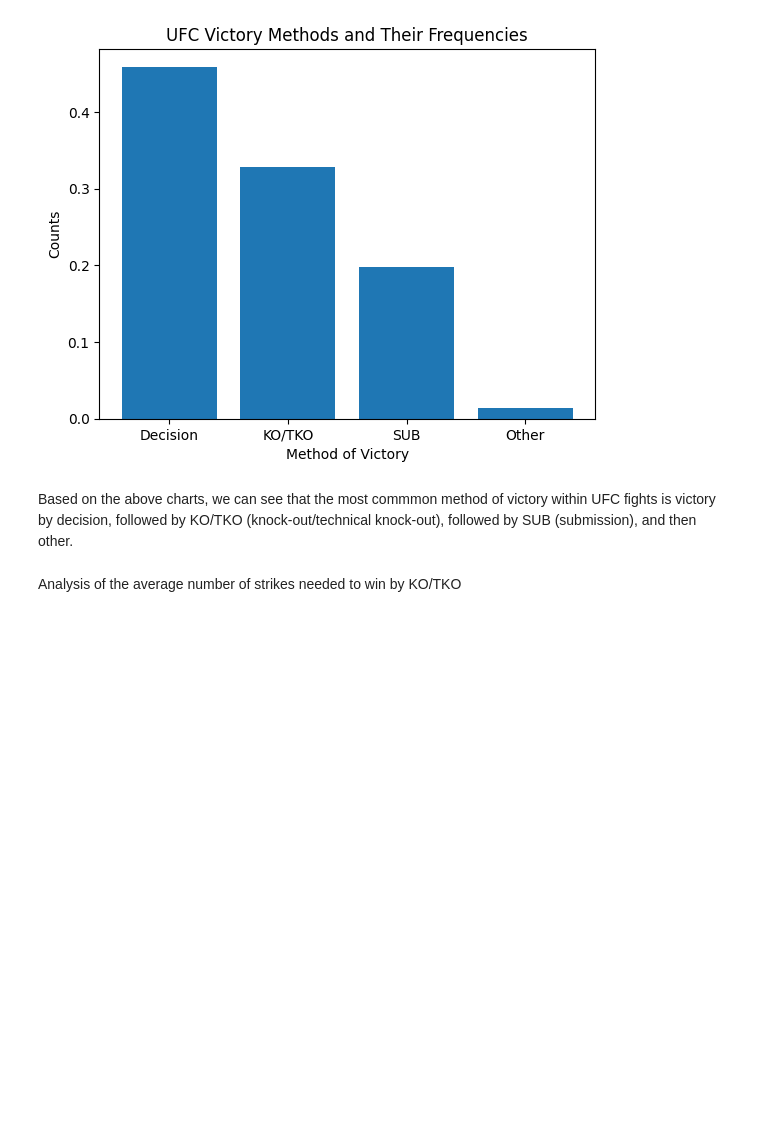
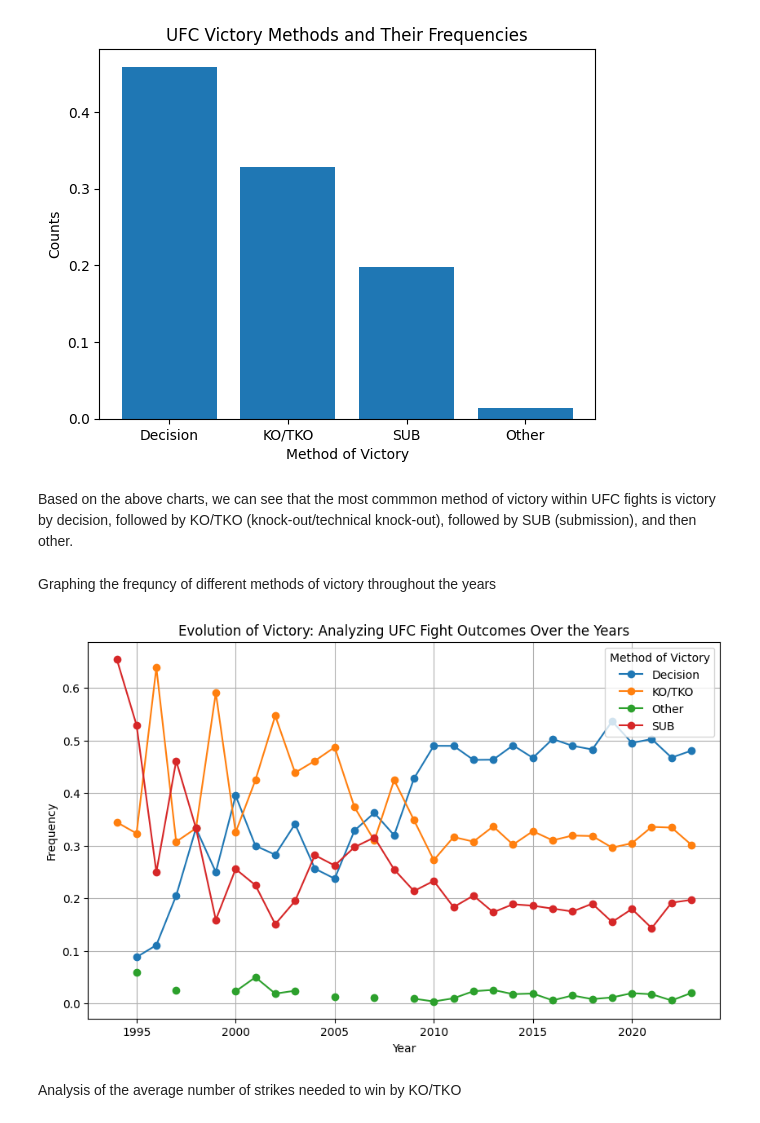
Before and after one commit to thomassems/UFC-Fight-Analytics, a Jupyter notebook: fight_analysis.ipynb, the cells around one changed output. Cells and saved outputs as stored; diff of their text form; code cells hidden in the pictures; blank space fills up the shorter version.

Commit message:
created a figure that displays the frequency of different methods of victory in relation to the year

```diff
--- a/fight_analysis.ipynb
+++ b/fight_analysis.ipynb
@@ -154,6 +154,22 @@ for i in train_data.index:
       dropped.append(i)
 # drop all rows without a year value
 train_data = train_data.drop(dropped)
+# %% [markdown]
+Graphing the frequncy of different methods of victory throughout the years
+# %%
+frequencies = train_data.groupby(['Year', 'VictoryMethod']).size().reset_index(name='Frequency')
+frequencies['YearTotal'] = frequencies.groupby('Year')['Frequency'].transform('sum')
+frequencies['Proportion'] = frequencies['Frequency'] / frequencies['YearTotal']
+pivot_df = frequencies.pivot(index='Year', columns='VictoryMethod', values='Proportion')
+pivot_df.plot(kind='line', figsize=(10, 6), marker="o")
+plt.title('Evolution of Victory: Analyzing UFC Fight Outcomes Over the Years')
+plt.xlabel('Year')
+plt.ylabel('Frequency')
+plt.grid(True)
+plt.legend(title='Method of Victory', loc="upper right")
+plt.show()
+# %% [output]
+[figure, added]
 # %%
 # Will first look at how many fights ended in different things, like subs, TKO's decisions. Then we'll look at how this changed over the years.
 # Also want to study how the method of victory differs between weight classes
```
